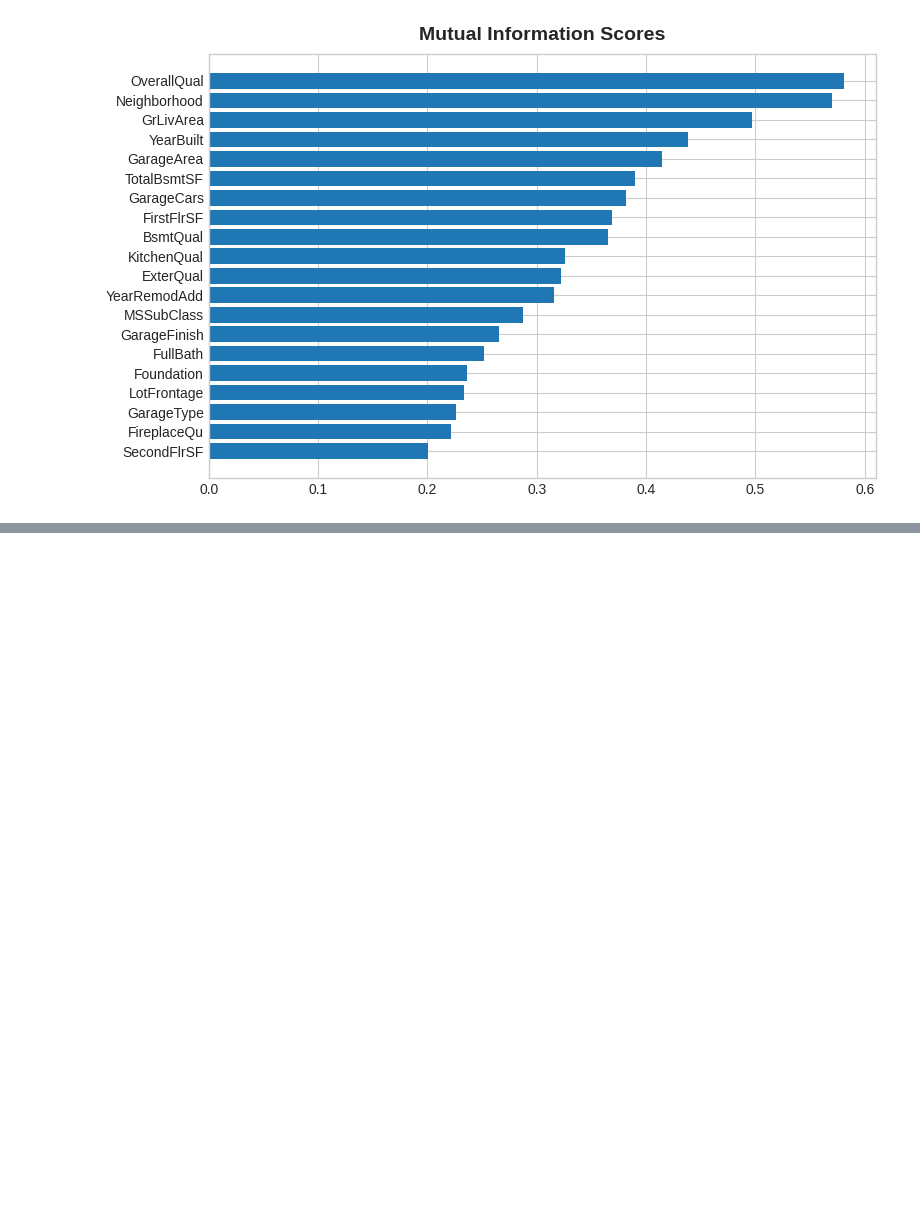
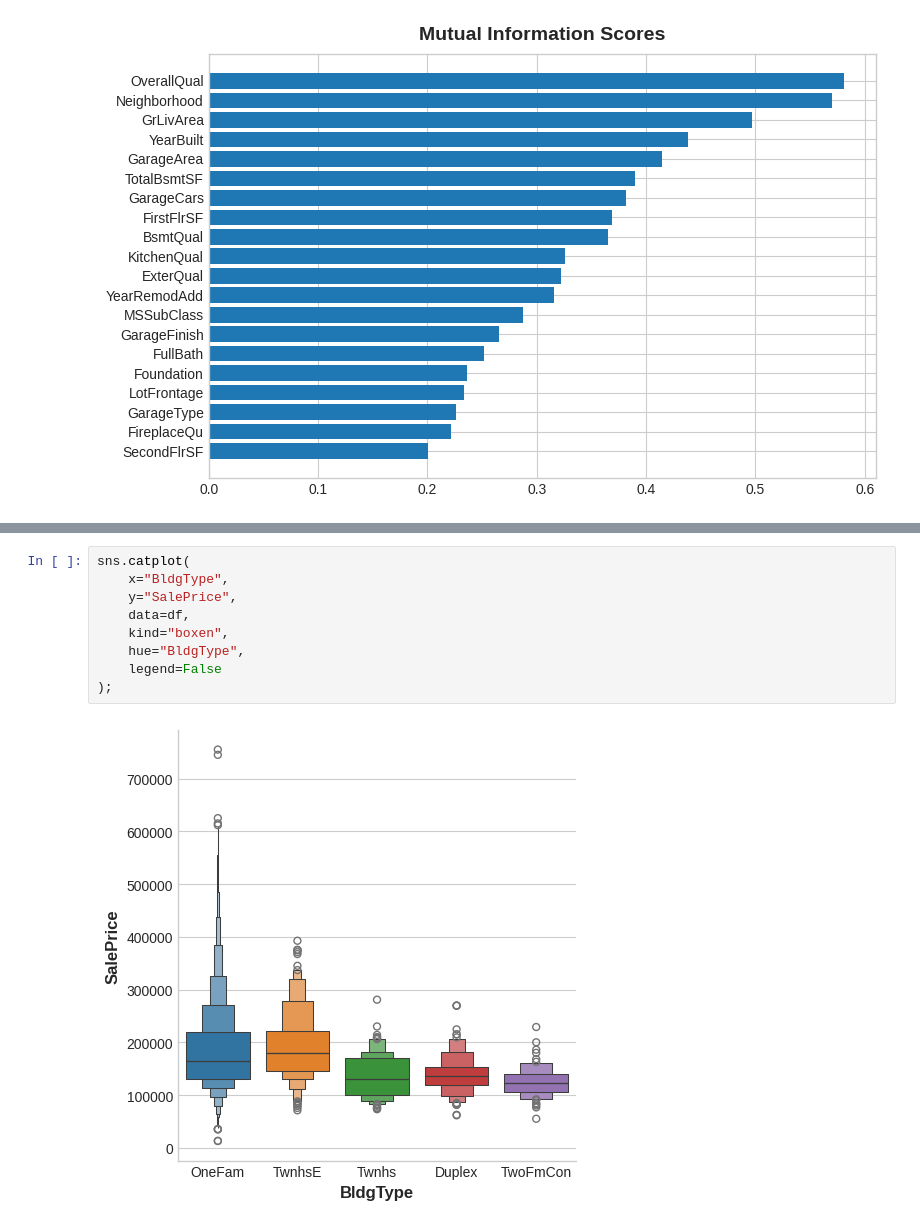
Before and after one commit to Grashch/Kaggle_tasks, a Jupyter notebook: Feature_Engineering.ipynb, the cells around one changed output, grey strips where cells are left out. Saved outputs shown, nothing was run; the diff lists cells and outputs as text; blank space fills up the shorter version.

```diff
--- a/Feature_Engineering.ipynb
+++ b/Feature_Engineering.ipynb
@@ -363,0 +386,11 @@ Name: MI Scores, dtype: float64
+# %%
+sns.catplot(
+    x="BldgType",
+    y="SalePrice",
+    data=df,
+    kind="boxen",
+    hue="BldgType",
+    legend=False
+);
+# %% [output]
+[figure, added]
```
Also changed, not shown: parts of 8 cells of this notebook.
